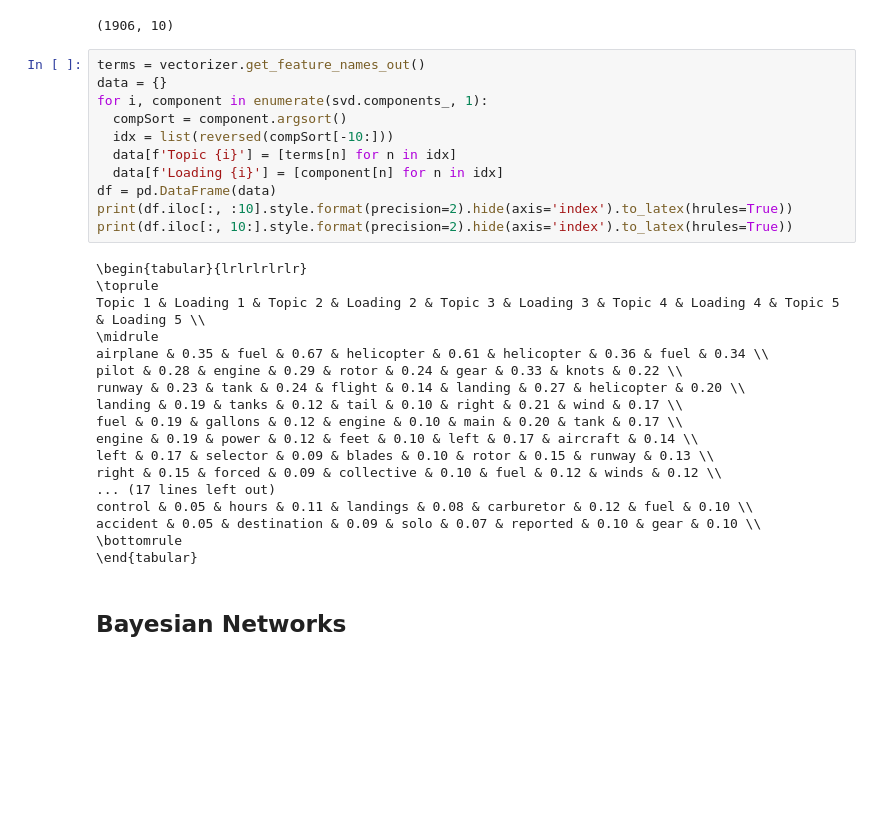
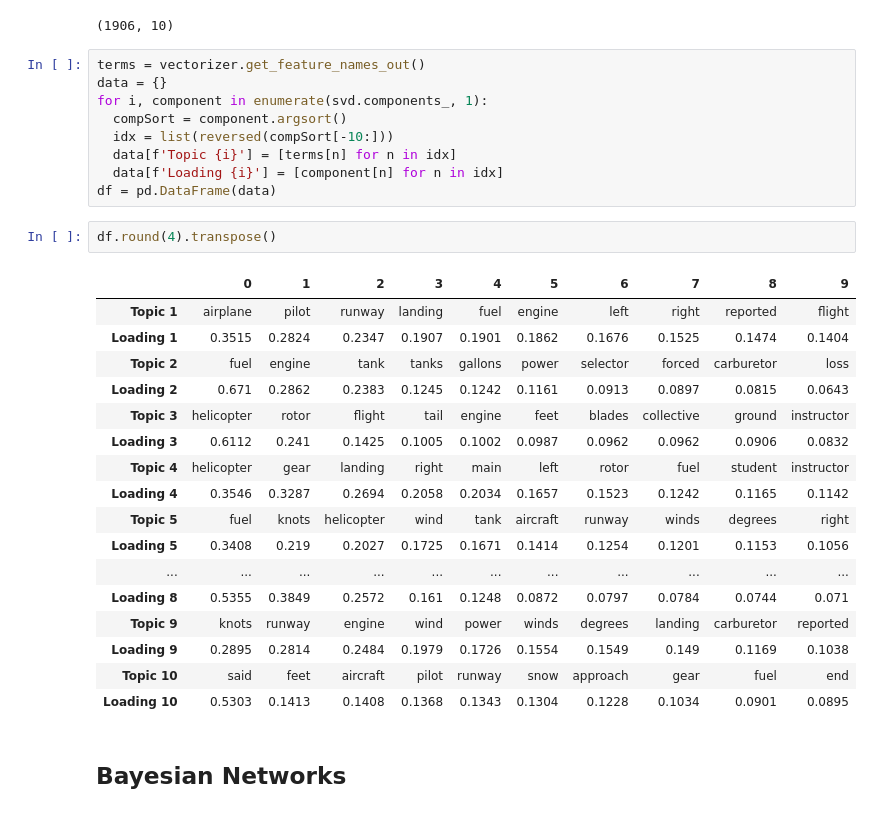
Before and after one commit to gedeck/mistat-code-solutions, a Jupyter notebook: ModernStatistics/notebooks/Chap008.ipynb, the cells around one changed output. Drawn from its saved outputs; the diff is of its cells as text; blank space fills up the shorter version.

```diff
--- a/ModernStatistics/notebooks/Chap008.ipynb
+++ b/ModernStatistics/notebooks/Chap008.ipynb
@@ -307,26 +299,26 @@ for i, component in enumerate(svd.components_, 1):
   data[f'Topic {i}'] = [terms[n] for n in idx]
   data[f'Loading {i}'] = [component[n] for n in idx]
 df = pd.DataFrame(data)
-print(df.iloc[:, :10].style.format(precision=2).hide(axis='index').to_latex(hrules=True))
-print(df.iloc[:, 10:].style.format(precision=2).hide(axis='index').to_latex(hrules=True))
-# %% [output]
-\begin{tabular}{lrlrlrlrlr}
-\toprule
-Topic 1 & Loading 1 & Topic 2 & Loading 2 & Topic 3 & Loading 3 & Topic 4 & Loading 4 & Topic 5 & Loading 5 \\
-\midrule
-airplane & 0.35 & fuel & 0.67 & helicopter & 0.61 & helicopter & 0.36 & fuel & 0.34 \\
-pilot & 0.28 & engine & 0.29 & rotor & 0.24 & gear & 0.33 & knots & 0.22 \\
-runway & 0.23 & tank & 0.24 & flight & 0.14 & landing & 0.27 & helicopter & 0.20 \\
-landing & 0.19 & tanks & 0.12 & tail & 0.10 & right & 0.21 & wind & 0.17 \\
-fuel & 0.19 & gallons & 0.12 & engine & 0.10 & main & 0.20 & tank & 0.17 \\
-engine & 0.19 & power & 0.12 & feet & 0.10 & left & 0.17 & aircraft & 0.14 \\
-left & 0.17 & selector & 0.09 & blades & 0.10 & rotor & 0.15 & runway & 0.13 \\
-right & 0.15 & forced & 0.09 & collective & 0.10 & fuel & 0.12 & winds & 0.12 \\
-... (17 lines left out)
-control & 0.05 & hours & 0.11 & landings & 0.08 & carburetor & 0.12 & fuel & 0.10 \\
-accident & 0.05 & destination & 0.09 & solo & 0.07 & reported & 0.10 & gear & 0.10 \\
-\bottomrule
-\end{tabular}
+# %%
+df.round(4).transpose()
+# %% [output]
+|  | 0 | 1 | 2 | 3 | 4 | 5 | 6 | 7 | 8 | 9 |
+| Topic 1 | airplane | pilot | runway | landing | fuel | engine | left | right | reported | flight |
+| Loading 1 | 0.3515 | 0.2824 | 0.2347 | 0.1907 | 0.1901 | 0.1862 | 0.1676 | 0.1525 | 0.1474 | 0.1404 |
+| Topic 2 | fuel | engine | tank | tanks | gallons | power | selector | forced | carburetor | loss |
+| Loading 2 | 0.671 | 0.2862 | 0.2383 | 0.1245 | 0.1242 | 0.1161 | 0.0913 | 0.0897 | 0.0815 | 0.0643 |
+| Topic 3 | helicopter | rotor | flight | tail | engine | feet | blades | collective | ground | instructor |
+| Loading 3 | 0.6112 | 0.241 | 0.1425 | 0.1005 | 0.1002 | 0.0987 | 0.0962 | 0.0962 | 0.0906 | 0.0832 |
+| Topic 4 | helicopter | gear | landing | right | main | left | rotor | fuel | student | instructor |
+| Loading 4 | 0.3546 | 0.3287 | 0.2694 | 0.2058 | 0.2034 | 0.1657 | 0.1523 | 0.1242 | 0.1165 | 0.1142 |
+| Topic 5 | fuel | knots | helicopter | wind | tank | aircraft | runway | winds | degrees | right |
+| Loading 5 | 0.3408 | 0.219 | 0.2027 | 0.1725 | 0.1671 | 0.1414 | 0.1254 | 0.1201 | 0.1153 | 0.1056 |
+| ... | ... | ... | ... | ... | ... | ... | ... | ... | ... | ... |
+| Loading 8 | 0.5355 | 0.3849 | 0.2572 | 0.161 | 0.1248 | 0.0872 | 0.0797 | 0.0784 | 0.0744 | 0.071 |
+| Topic 9 | knots | runway | engine | wind | power | winds | degrees | landing | carburetor | reported |
+| Loading 9 | 0.2895 | 0.2814 | 0.2484 | 0.1979 | 0.1726 | 0.1554 | 0.1549 | 0.149 | 0.1169 | 0.1038 |
+| Topic 10 | said | feet | aircraft | pilot | runway | snow | approach | gear | fuel | end |
+| Loading 10 | 0.5303 | 0.1413 | 0.1408 | 0.1368 | 0.1343 | 0.1304 | 0.1228 | 0.1034 | 0.0901 | 0.0895 |
 # %% [markdown]
 ## Bayesian Networks
 # %%
```
Also changed, not shown: parts of 5 cells of this notebook, 24 other files.
